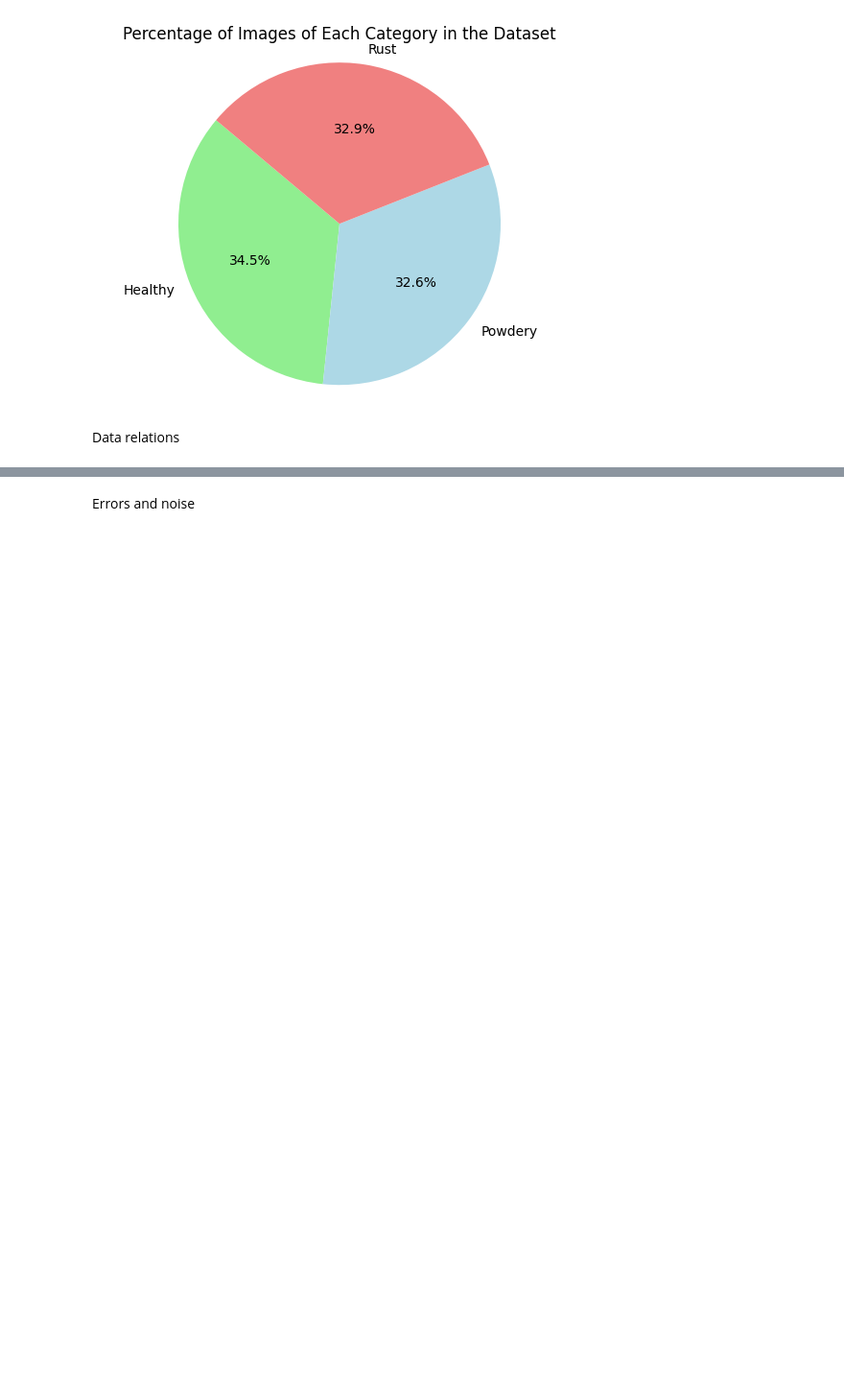
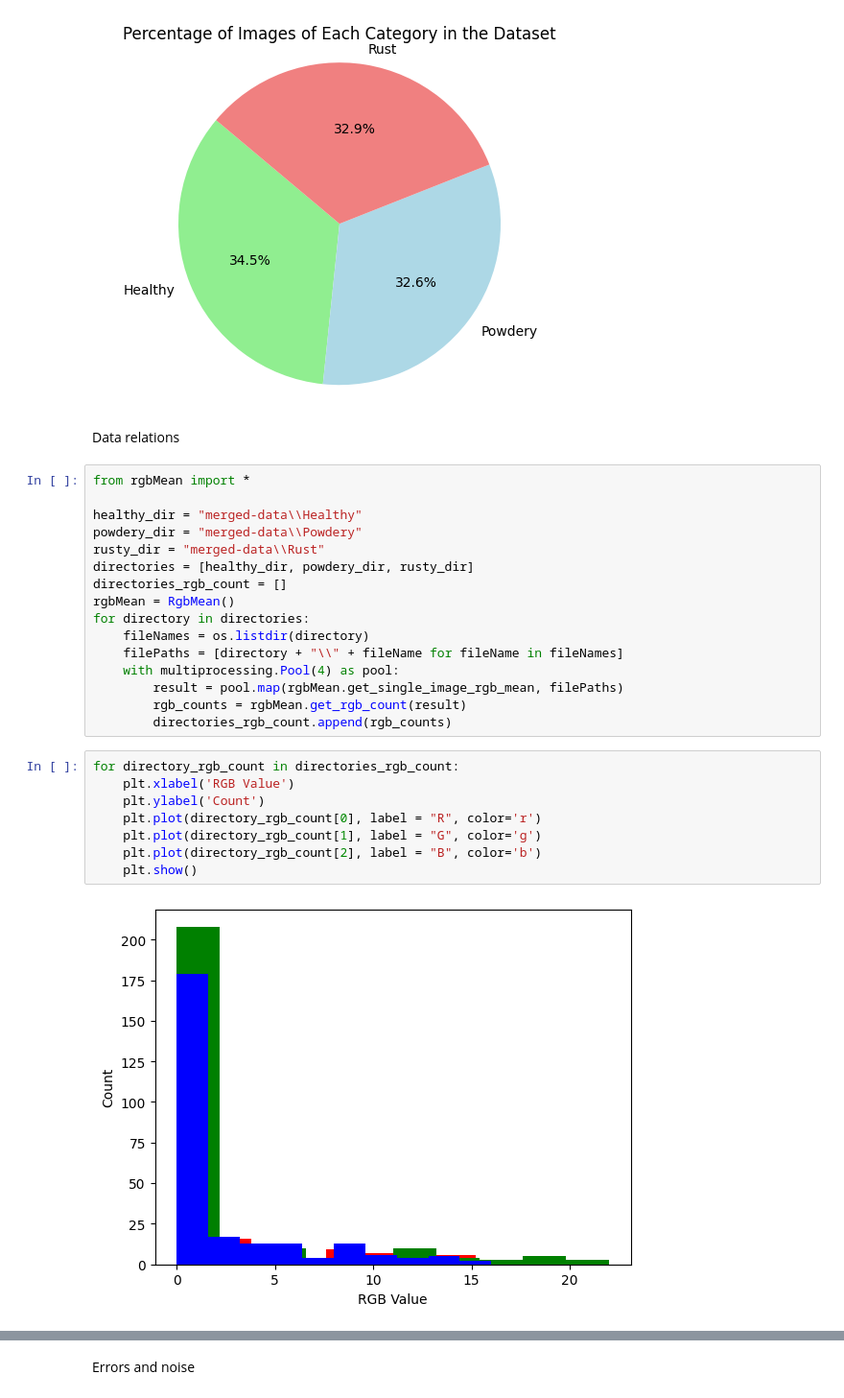
Before and after one commit to SzUM-owcy/Data-preparation, a Jupyter notebook: Data preparation.ipynb, the cells around one changed output, grey strips where cells are left out. Shown at 96% size. Drawn from its saved outputs; the diff is of its cells as text; blank space fills up the shorter version.

Commit message:
rgb values mean diagram

```diff
--- a/Data preparation.ipynb
+++ b/Data preparation.ipynb
@@ -67,3 +67,29 @@ plt.show()
 [figure]
 # %% [markdown]
 Data relations
+# %%
+from rgbMean import *
+
+healthy_dir = "merged-data\\Healthy"
+powdery_dir = "merged-data\\Powdery"
+rusty_dir = "merged-data\\Rust"
+directories = [healthy_dir, powdery_dir, rusty_dir]
+directories_rgb_count = []
+rgbMean = RgbMean()
+for directory in directories:
+    fileNames = os.listdir(directory)
+    filePaths = [directory + "\\" + fileName for fileName in fileNames]
+    with multiprocessing.Pool(4) as pool:
+        result = pool.map(rgbMean.get_single_image_rgb_mean, filePaths)
+        rgb_counts = rgbMean.get_rgb_count(result)
+        directories_rgb_count.append(rgb_counts)
+# %%
+for directory_rgb_count in directories_rgb_count:
+    plt.xlabel('RGB Value')
+    plt.ylabel('Count')
+    plt.plot(directory_rgb_count[0], label = "R", color='r')
+    plt.plot(directory_rgb_count[1], label = "G", color='g')
+    plt.plot(directory_rgb_count[2], label = "B", color='b')
+    plt.show()
+# %% [output]
+[figure, added]
```
Also changed, not shown: parts of 1 cell of this notebook, 1 other file.
